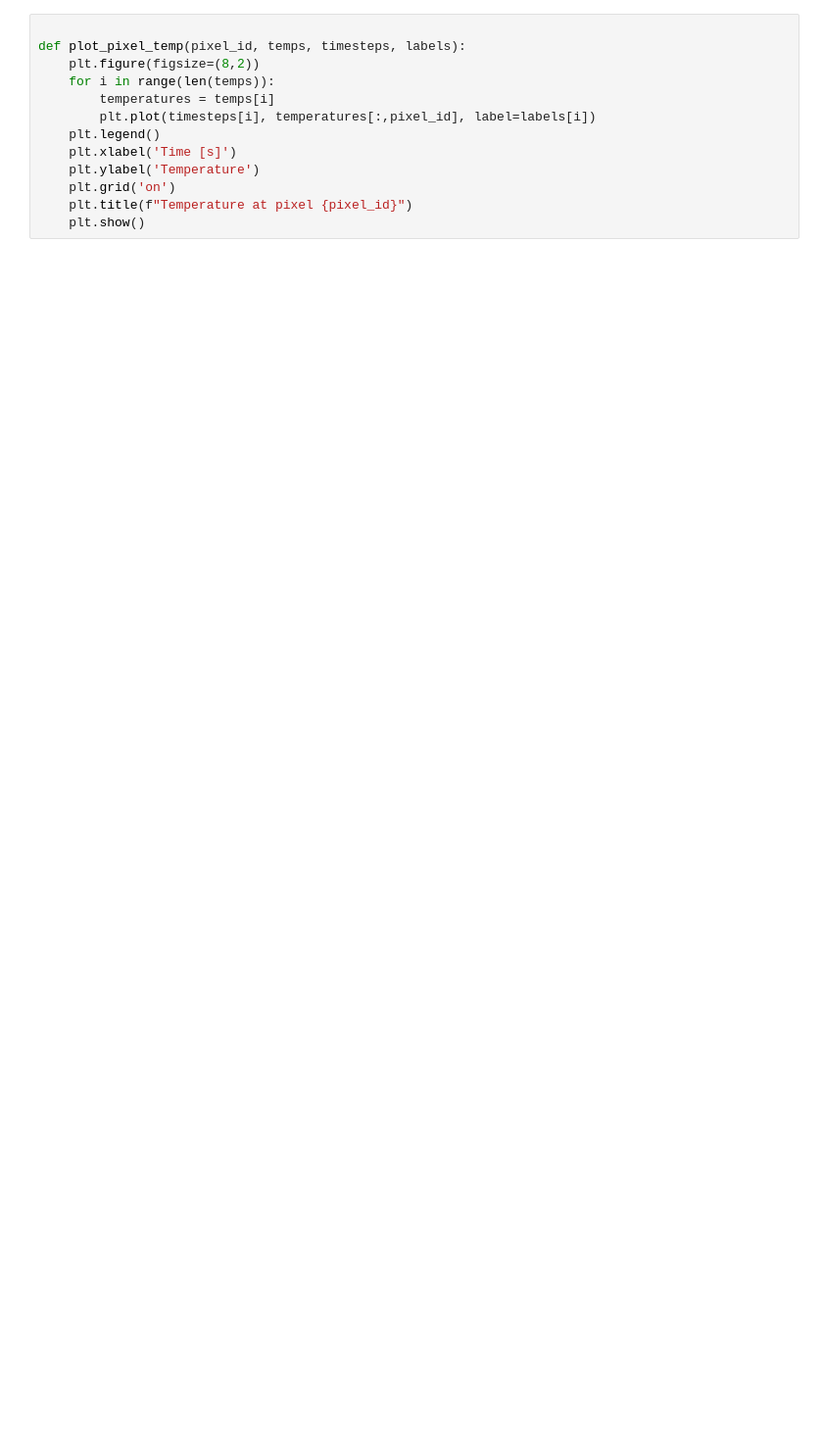
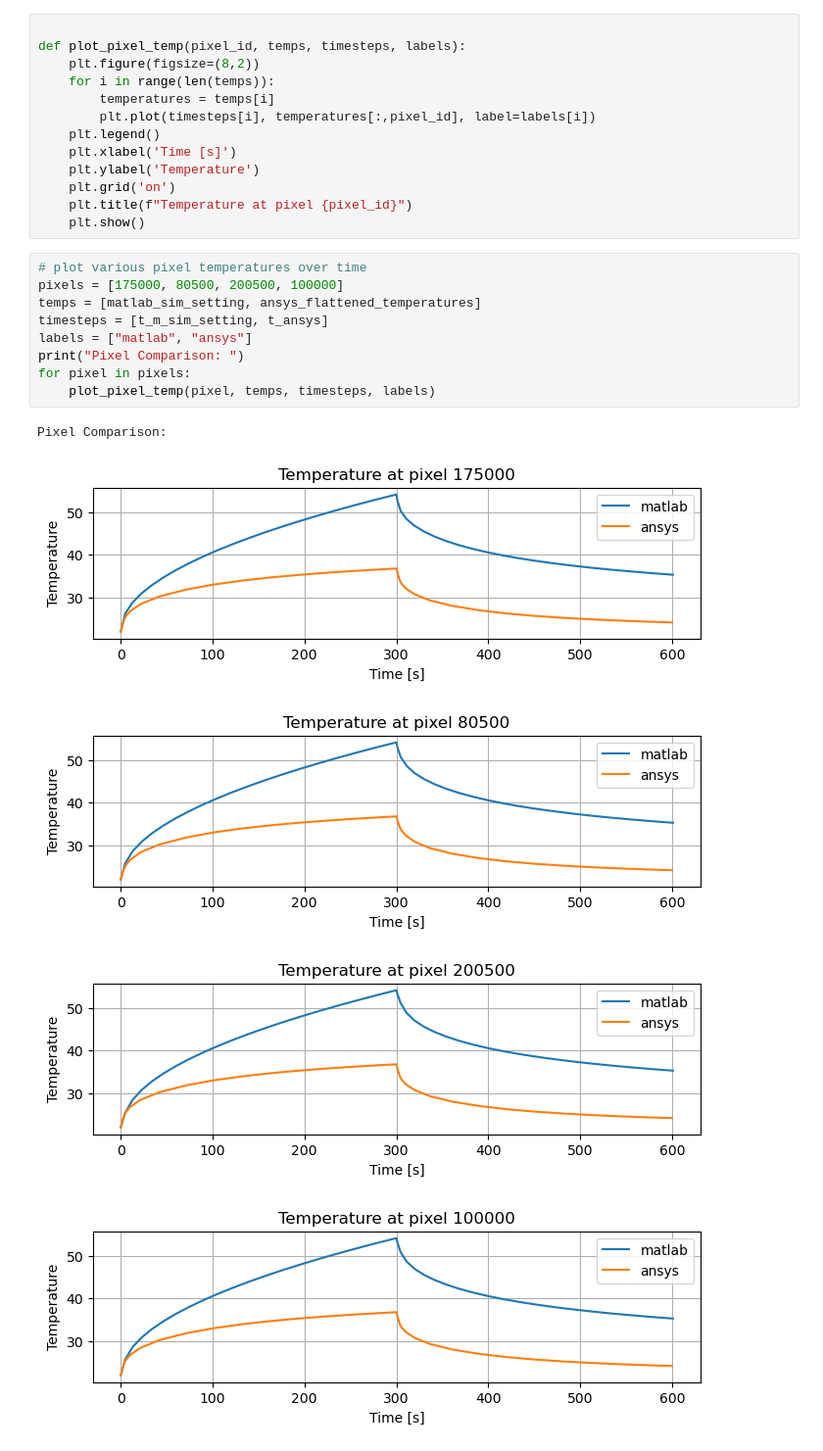
Before and after one commit to lvburik/TeamInternship, a Jupyter notebook: SimulationModel/simulation_comparison.ipynb, the cells around one changed output. Shown at 98% size. Drawn from its saved outputs; the diff is of its cells as text; blank space fills up the shorter version.

```diff
--- a/SimulationModel/simulation_comparison.ipynb
+++ b/SimulationModel/simulation_comparison.ipynb
@@ -232,3 +212,18 @@ def plot_pixel_temp(pixel_id, temps, timesteps, labels):
     plt.grid('on')
     plt.title(f"Temperature at pixel {pixel_id}")
     plt.show()
+# %%
+# plot various pixel temperatures over time
+pixels = [175000, 80500, 200500, 100000]
+temps = [matlab_sim_setting, ansys_flattened_temperatures]
+timesteps = [t_m_sim_setting, t_ansys]
+labels = ["matlab", "ansys"]
+print("Pixel Comparison: ")
+for pixel in pixels:
+    plot_pixel_temp(pixel, temps, timesteps, labels)
+# %% [output]
+Pixel Comparison:
+[figure, added]
+[figure, added]
+[figure, added]
+[figure, added]
```
Also changed, not shown: parts of 11 cells of this notebook.
